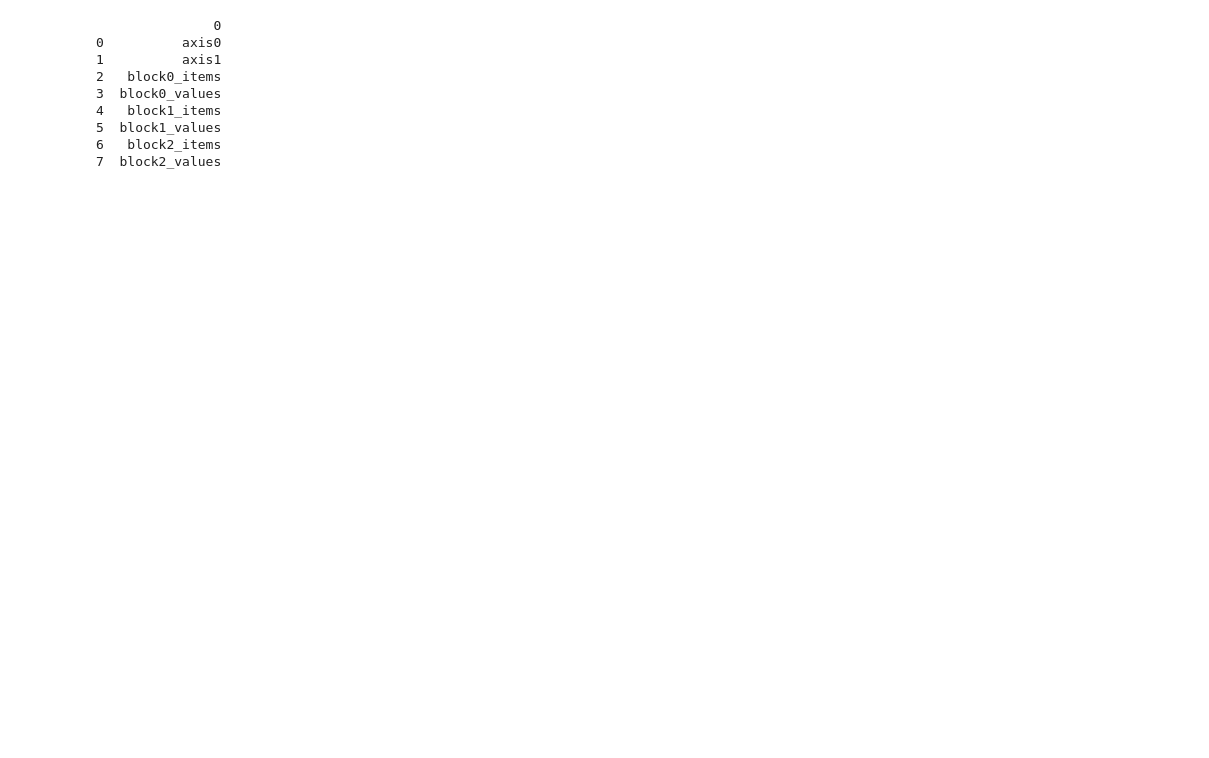
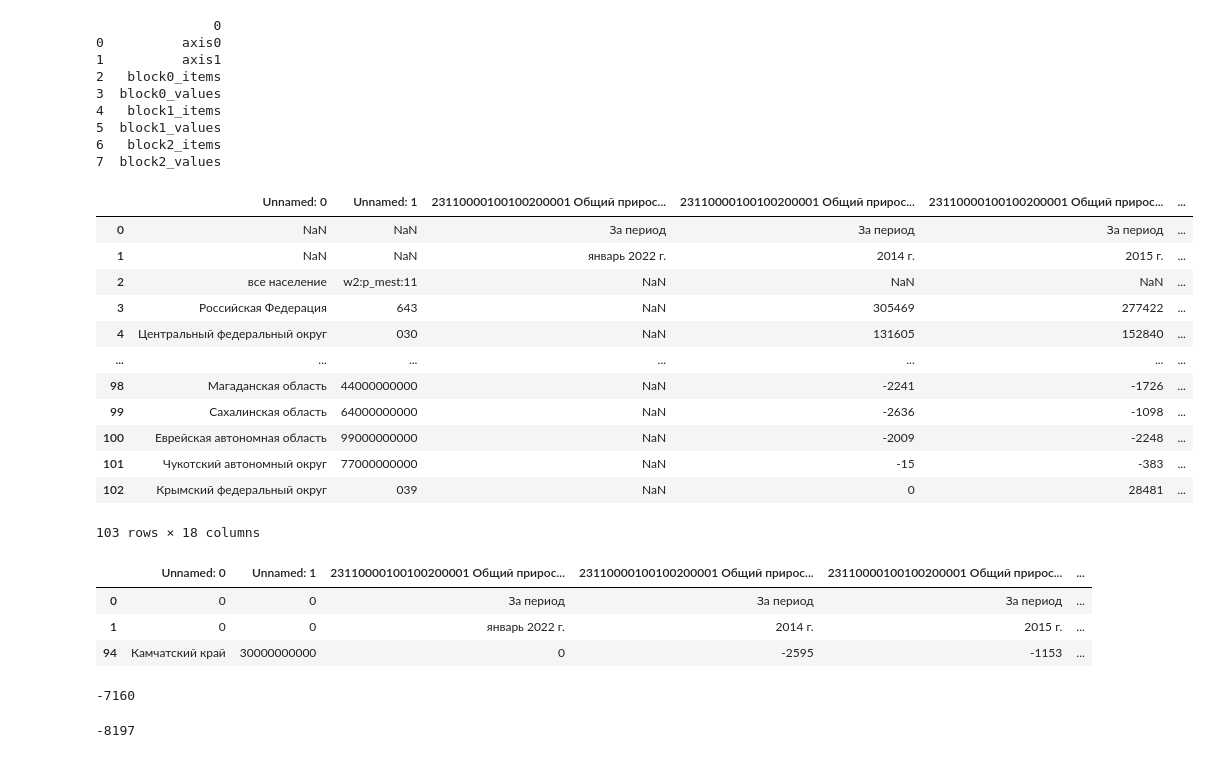
Before and after one commit to magewade/PythonLearning, a Jupyter notebook: Pandas/4 html xml pickle hdf5.ipynb, the cells around one changed output. Saved outputs shown, nothing was run; the diff lists cells and outputs as text; code cells hidden in the pictures; blank space fills up the shorter version.

```diff
--- a/Pandas/4 html xml pickle hdf5.ipynb
+++ b/Pandas/4 html xml pickle hdf5.ipynb
@@ -16,3 +35,40 @@ print(len(df[(df['sex'] == 'F') & (df['blood_group'] == "B+")]))
 5  block1_values
 6   block2_items
 7  block2_values
+# %%
+df = pd.read_html("/Users/magewade/Desktop/Python/Pandas/23110000100100200001_Общий_прирост_постоянного_населения.html")
+df2 = df[0]
+df2
+# %% [output]
+|  | Unnamed: 0 | Unnamed: 1 | 23110000100100200001 Общий прирос... | 23110000100100200001 Общий прирос... | 23110000100100200001 Общий прирос... | ... |
+| 0 | NaN | NaN | За период | За период | За период | ... |
+| 1 | NaN | NaN | январь 2022 г. | 2014 г. | 2015 г. | ... |
+| 2 | все население | w2:p_mest:11 | NaN | NaN | NaN | ... |
+| 3 | Российская Федерация | 643 | NaN | 305469 | 277422 | ... |
+| 4 | Центральный федеральный округ | 030 | NaN | 131605 | 152840 | ... |
+| ... | ... | ... | ... | ... | ... | ... |
+| 98 | Магаданская область | 44000000000 | NaN | -2241 | -1726 | ... |
+| 99 | Сахалинская область | 64000000000 | NaN | -2636 | -1098 | ... |
+| 100 | Еврейская автономная область | 99000000000 | NaN | -2009 | -2248 | ... |
+| 101 | Чукотский автономный округ | 77000000000 | NaN | -15 | -383 | ... |
+| 102 | Крымский федеральный округ | 039 | NaN | 0 | 28481 | ... |
+103 rows × 18 columns
+# %%
+df3 = df2[(df2.iloc[:, 0] == "Камчатский край") | (df2.iloc[:, 0].isna())]
+df3 = df3.fillna(value=0)
+df3.iloc[2, 2:] = df3.iloc[2, 2:].astype(int)
+df3
+# %% [output]
+|  | Unnamed: 0 | Unnamed: 1 | 23110000100100200001 Общий прирос... | 23110000100100200001 Общий прирос... | 23110000100100200001 Общий прирос... | ... |
+| 0 | 0 | 0 | За период | За период | За период | ... |
+| 1 | 0 | 0 | январь 2022 г. | 2014 г. | 2015 г. | ... |
+| 94 | Камчатский край | 30000000000 | 0 | -2595 | -1153 | ... |
+# %%
+result = df3.iloc[2, 2:].sum()
+result
+# %% [output]
+-7160
+# %%
+-7160 - 1037
+# %% [output]
+-8197
```
Also changed, not shown: parts of 1 cell of this notebook, 9 other files.
